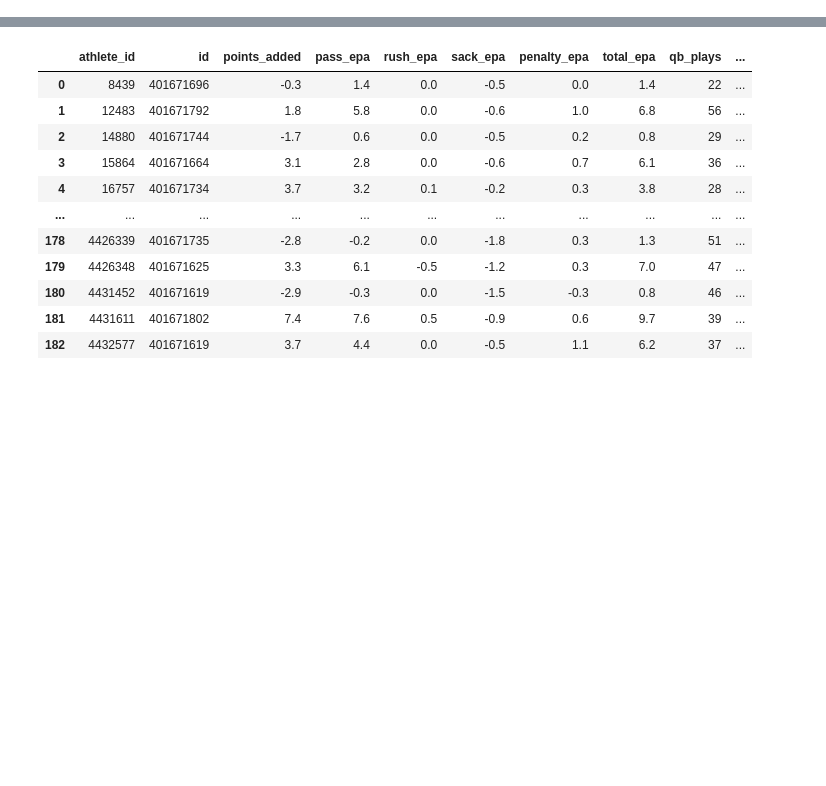
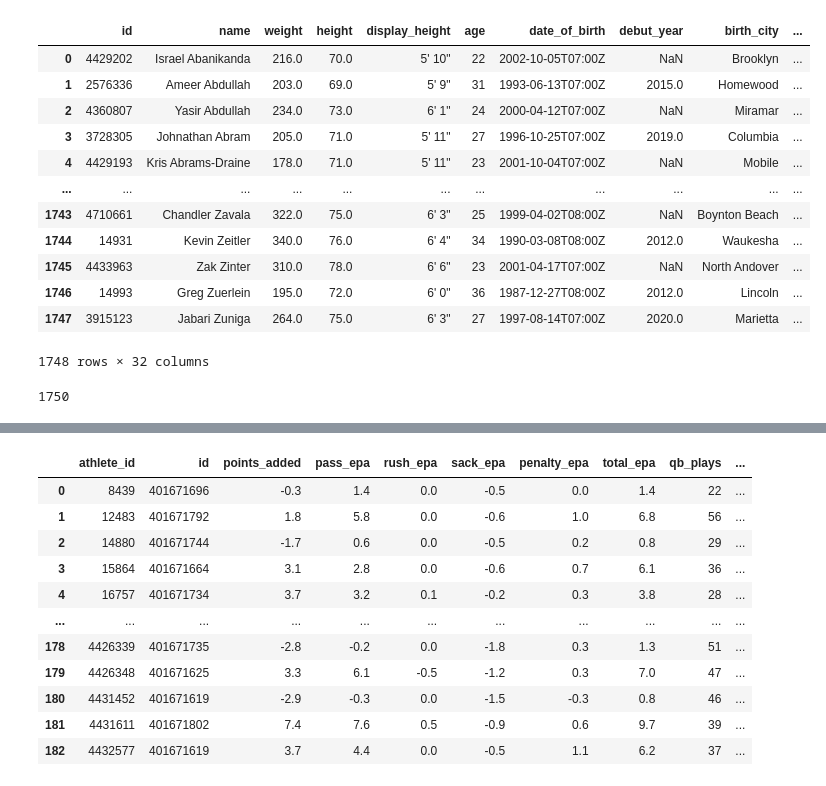
Before and after one commit to ajpaladi/412analytics, a Jupyter notebook: fouronetwo_testing.ipynb, the cells around one changed output, grey strips where cells are left out. Cells and saved outputs as stored; diff of their text form; code cells hidden in the pictures; blank space fills up the shorter version.

```diff
--- a/fouronetwo_testing.ipynb
+++ b/fouronetwo_testing.ipynb
@@ -36,0 +39,16 @@ import re
+# %%
+fetch.athletes(year = 2024)
+# %% [output]
+|  | id | name | weight | height | display_height | age | date_of_birth | debut_year | birth_city | ... |
+| 0 | 4429202 | Israel Abanikanda | 216.0 | 70.0 | 5' 10" | 22 | 2002-10-05T07:00Z | NaN | Brooklyn | ... |
+| 1 | 2576336 | Ameer Abdullah | 203.0 | 69.0 | 5' 9" | 31 | 1993-06-13T07:00Z | 2015.0 | Homewood | ... |
+| 2 | 4360807 | Yasir Abdullah | 234.0 | 73.0 | 6' 1" | 24 | 2000-04-12T07:00Z | NaN | Miramar | ... |
+| 3 | 3728305 | Johnathan Abram | 205.0 | 71.0 | 5' 11" | 27 | 1996-10-25T07:00Z | 2019.0 | Columbia | ... |
+| 4 | 4429193 | Kris Abrams-Draine | 178.0 | 71.0 | 5' 11" | 23 | 2001-10-04T07:00Z | NaN | Mobile | ... |
+| ... | ... | ... | ... | ... | ... | ... | ... | ... | ... | ... |
+| 1743 | 4710661 | Chandler Zavala | 322.0 | 75.0 | 6' 3" | 25 | 1999-04-02T08:00Z | NaN | Boynton Beach | ... |
+| 1744 | 14931 | Kevin Zeitler | 340.0 | 76.0 | 6' 4" | 34 | 1990-03-08T08:00Z | 2012.0 | Waukesha | ... |
+| 1745 | 4433963 | Zak Zinter | 310.0 | 78.0 | 6' 6" | 23 | 2001-04-17T07:00Z | NaN | North Andover | ... |
+| 1746 | 14993 | Greg Zuerlein | 195.0 | 72.0 | 6' 0" | 36 | 1987-12-27T08:00Z | 2012.0 | Lincoln | ... |
+| 1747 | 3915123 | Jabari Zuniga | 264.0 | 75.0 | 6' 3" | 27 | 1997-08-14T07:00Z | 2020.0 | Marietta | ... |
+1748 rows × 32 columns
@@ -36,0 +179,4 @@ import re
+# %%
+len(athlete_id_list)
+# %% [output]
+1750
```
Also changed, not shown: parts of 7 cells of this notebook, 2 other files.
